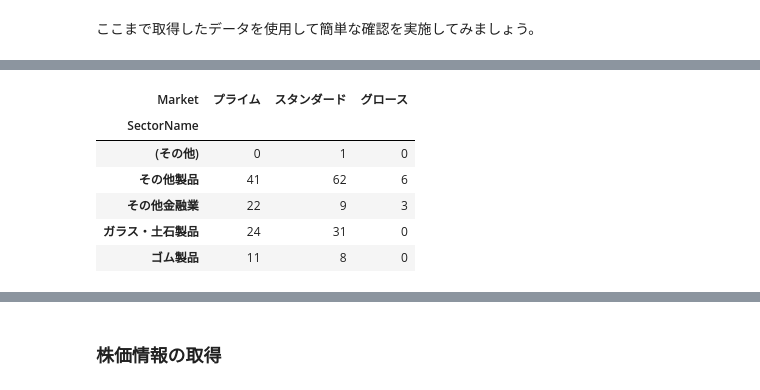
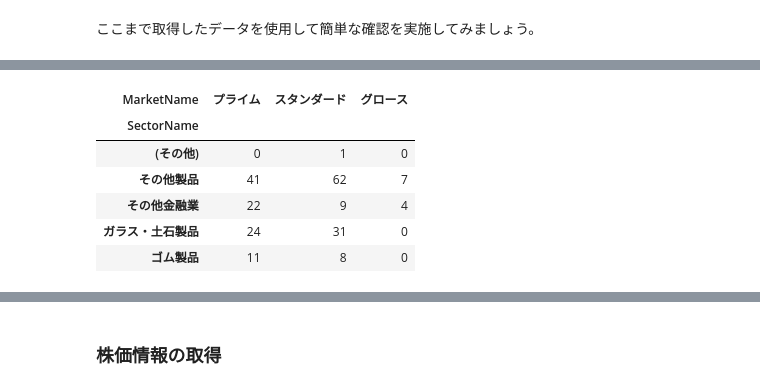
Before and after one commit to AlpacaDB/jquants-api-sample, a Jupyter notebook: jquants_api_sample.ipynb, the cells around one changed output, grey strips where cells are left out. Drawn from its saved outputs; the diff is of its cells as text; code cells hidden in the pictures.

```diff
--- a/jquants_api_sample.ipynb
+++ b/jquants_api_sample.ipynb
@@ -107,5 +109,5 @@ ACCESS_KEY_FILE_PATH = "/content/drive/MyDrive/drive_ws/secret/jquantsapi-key.tx
 # %%
-def get_access_key(access_key_file_path: str =ACCESS_KEY_FILE_PATH):
-  with open(access_key_file_path, "r") as f:
-    access_key = f.read()
-  return access_key.rstrip().lstrip()
+def get_refresh_token(refresh_token_file_path: str = REFRESH_TOKEN_FILE_PATH):
+  with open(refresh_token_file_path, "r") as f:
+    refresh_token = f.read()
+  return refresh_token.rstrip().lstrip()
@@ -114,3 +114,5 @@ access_key = get_access_key()
+# %%
+refresh_token = get_refresh_token()
 # %% [markdown]
 ## J-Quants API アクセスクライアント作成
 # %% [markdown]
@@ -504,5 +565,5 @@ class JQuantsAPIDemo:
 # %%
-jqapi = JQuantsAPIDemo(access_key=access_key)
+jqapi = JQuantsAPIDemo(refresh_token=refresh_token)
 # %% [markdown]
 ## J-Quants APIから取得できるデータの確認
 # %% [markdown]
@@ -561,6 +622,6 @@ df_list_market.groupby("Market")["Code"].count().sort_values(ascending=False).to
 # %%
 # セクター毎の銘柄数を確認
-df_list_sector_market = pd.merge(df_list_market, df_sectors, left_on="SectorCode", right_on="SectorId")
+df_list_sector_market = pd.merge(df_list_market, df_sectors, on="SectorCode")
 df_list_sector_market.groupby("SectorName")["Code"].count().sort_values(ascending=False).to_frame().plot(kind="bar")
 # %% [output]
 <matplotlib.axes._subplots.AxesSubplot at 0x...>
@@ -568,16 +629,16 @@ df_list_sector_market.groupby("SectorName")["Code"].count().sort_values(ascendin
 # %%
 # セクターおよび市場区分ごとの銘柄数確認
 # ヒートマップで確認するためにデータを整形します。
-df_tmp = df_list_sector_market.groupby(["SectorName", "Market"])["Code"].count().to_frame().reset_index().pivot(
-        index="SectorName", columns="Market", values="Code"
+df_tmp = df_list_sector_market.groupby(["SectorName", "MarketName"])["Code"].count().to_frame().reset_index().pivot(
+        index="SectorName", columns="MarketName", values="Code"
     ).fillna(0).astype(int)[["プライム", "スタンダード", "グロース"]]
 df_tmp.head(5)
 # %% [output]
-| Market | プライム | スタンダード | グロース |
+| MarketName | プライム | スタンダード | グロース |
 | SectorName |  |  |  |
 | (その他) | 0 | 1 | 0 |
-| その他製品 | 41 | 62 | 6 |
-| その他金融業 | 22 | 9 | 3 |
+| その他製品 | 41 | 62 | 7 |
+| その他金融業 | 22 | 9 | 4 |
 | ガラス・土石製品 | 24 | 31 | 0 |
 | ゴム製品 | 11 | 8 | 0 |
 # %%
```
Also changed, not shown: parts of 32 cells of this notebook.
